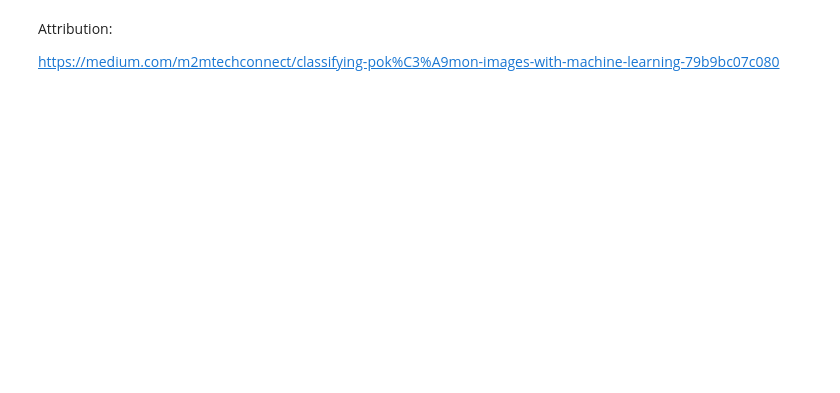
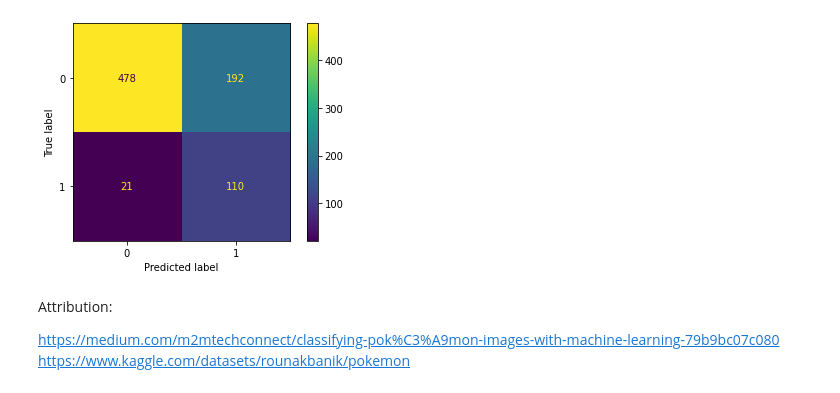
Before and after one commit to iterative/example-pokemon-classifier, a Jupyter notebook: notebooks/pokemon_classifier.ipynb, the cells around one changed output. Drawn from its saved outputs; the diff is of its cells as text; code cells hidden in the pictures; blank space fills up the shorter version.

```diff
--- a/notebooks/pokemon_classifier.ipynb
+++ b/notebooks/pokemon_classifier.ipynb
@@ -335,0 +265,8 @@ predict_pokemon("1")
+# %%
+predictions = model.predict(X) > 0.5
+cm = confusion_matrix(y, predictions)
+
+disp = ConfusionMatrixDisplay(confusion_matrix=cm)
+disp.plot()
+plt.show()
+# %% [output]
@@ -336,4 +274,6 @@ predict_pokemon("1")
+[figure, added]
 # %% [markdown]
 Attribution:
 
 https://medium.com/m2mtechconnect/classifying-pok%C3%A9mon-images-with-machine-learning-79b9bc07c080
+https://www.kaggle.com/datasets/rounakbanik/pokemon
```
Also changed, not shown: parts of 16 cells of this notebook, 1 other file.
